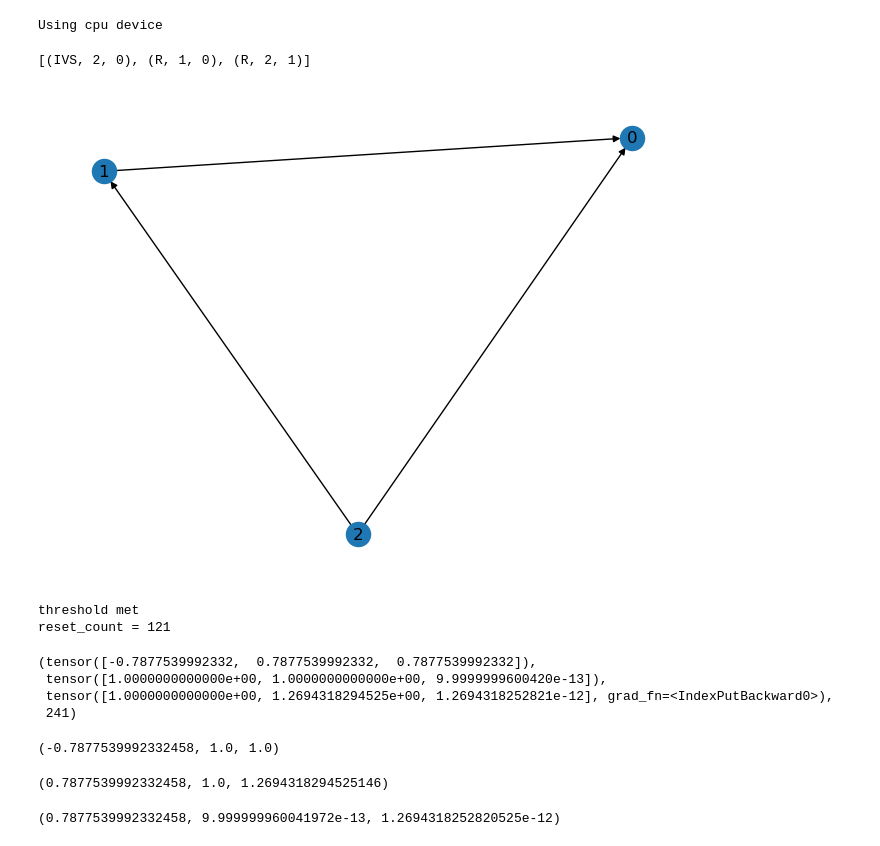
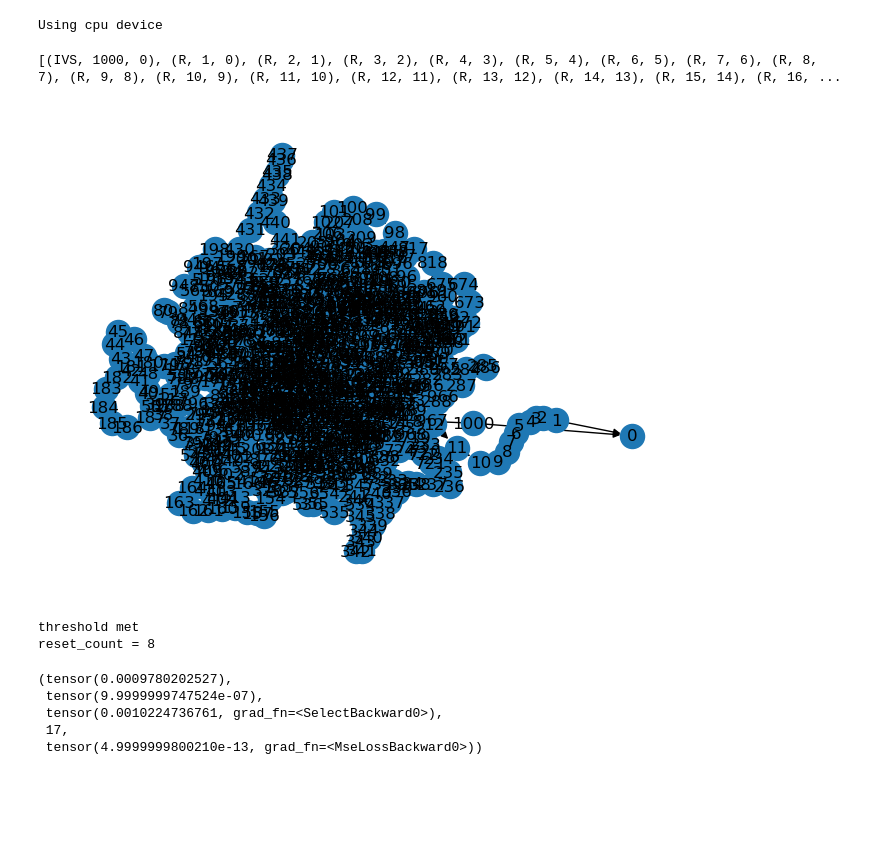
Before and after one commit to twgjr/side_circuit, a Jupyter notebook: ml/testing.ipynb, the cells around one changed output. Drawn from its saved outputs; the diff is of its cells as text; code cells hidden in the pictures; blank space fills up the shorter version.

```diff
--- a/ml/testing.ipynb
+++ b/ml/testing.ipynb
@@ -15,39 +15,27 @@ torch.set_printoptions(precision=13, linewidth=200)
 Using cpu device
 # %%
 c = Circuit()
-c.ring(Kinds.IVS,Kinds.R,2)
+c.ring(Kinds.IVS,Kinds.R,1000)
 c.elements[0].attr = 1
-c.elements[2].v = 1e-12
+c.elements[-1].v = 1e-6
 print(c.elements)
 c.draw()
 # %% [output]
-[(IVS, 2, 0), (R, 1, 0), (R, 2, 1)]
+[(IVS, 1000, 0), (R, 1, 0), (R, 2, 1), (R, 3, 2), (R, 4, 3), (R, 5, 4), (R, 6, 5), (R, 7, 6), (R, 8, 7), (R, 9, 8), (R, 10, 9), (R, 11, 10), (R, 12, 11), (R, 13, 12), (R, 14, 13), (R, 15, 14), (R, 16, ...
-[figure, old version]
+[figure, new version]
 # %%
 data = Data(c)
 trainer = Trainer(data, 1e-1)
 # %%
-stable_threshold = 1e-5
-loss_threshold = 1e-20
-i_sol,v_sol,a_sol,loss,epoch = trainer.run(1000, stable_threshold, loss_threshold)
+stable_threshold = 1e-3
+i_sol,v_sol,a_sol,loss,epoch = trainer.run(1000, stable_threshold)
 c.load(i_sol,v_sol,a_sol)
-i_sol,v_sol,a_sol,epoch
+i_sol[-1],v_sol[-1],a_sol[-1],epoch,loss
 # %% [output]
 threshold met
-reset_count = 121
+reset_count = 8
-(tensor([-0.7877539992332,  0.7877539992332,  0.7877539992332]),
- tensor([1.0000000000000e+00, 1.0000000000000e+00, 9.9999999600420e-13]),
- tensor([1.0000000000000e+00, 1.2694318294525e+00, 1.2694318252821e-12], grad_fn=<IndexPutBackward0>),
- 241)
+(tensor(0.0009780202527),
+ tensor(9.9999999747524e-07),
+ tensor(0.0010224736761, grad_fn=<SelectBackward0>),
+ 17,
+ tensor(4.9999999800210e-13, grad_fn=<MseLossBackward0>))
-# %%
-c.elements[0].i, c.elements[0].v, c.elements[0].attr
-# %% [output]
-(-0.7877539992332458, 1.0, 1.0)
-# %%
-c.elements[1].i, c.elements[1].v, c.elements[1].attr
-# %% [output]
-(0.7877539992332458, 1.0, 1.2694318294525146)
-# %%
-c.elements[2].i, c.elements[2].v, c.elements[2].attr
-# %% [output]
-(0.7877539992332458, 9.999999960041972e-13, 1.2694318252820525e-12)
```
Also changed, not shown: 3 other files.
